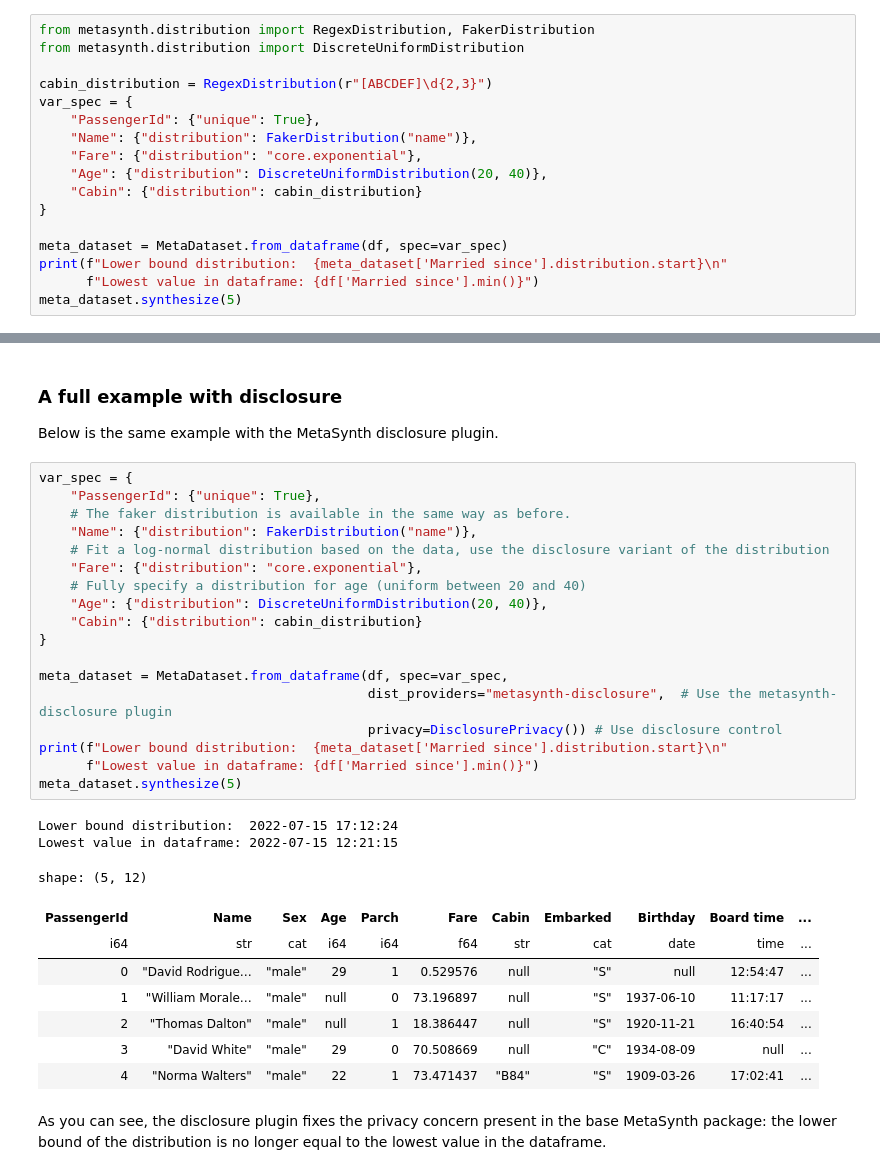
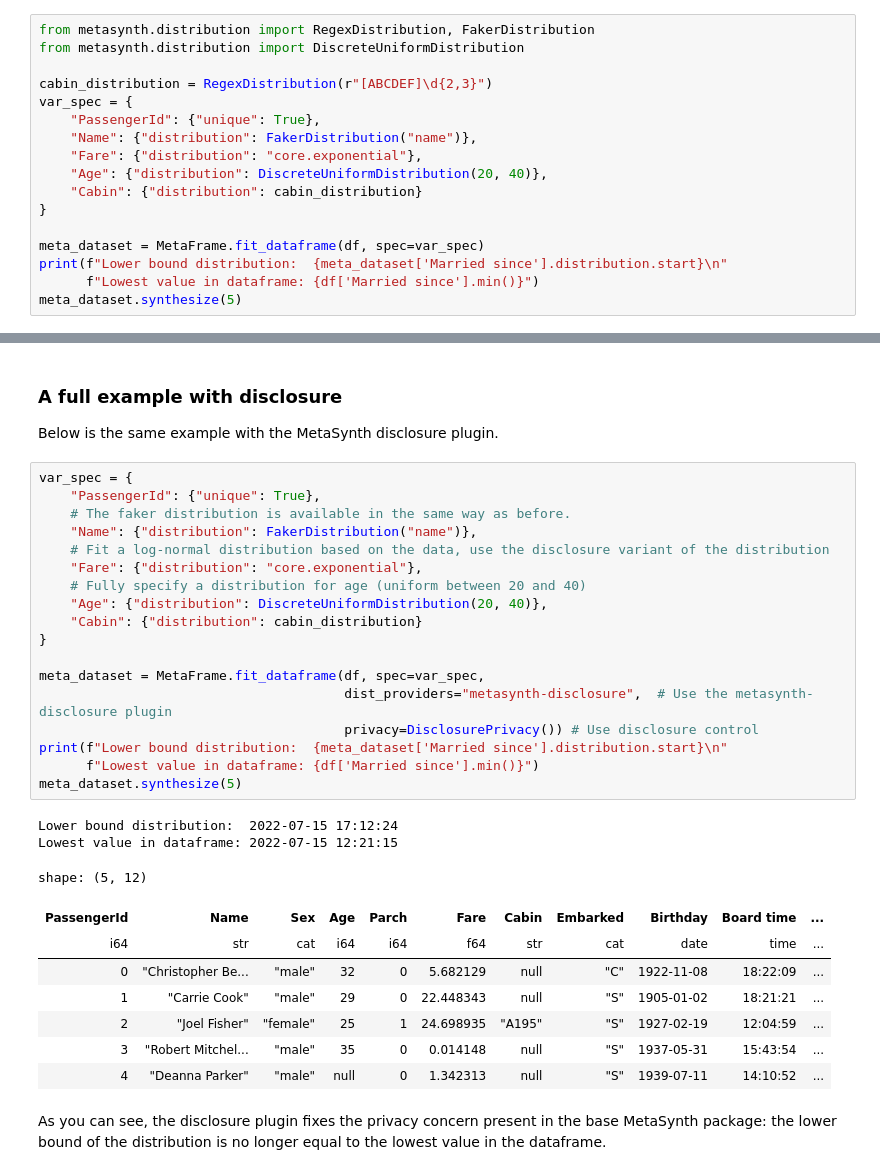
Before and after one commit to sodascience/metasyn-disclosure-control, a Jupyter notebook: examples/tutorial.ipynb, the cells around one changed output, grey strips where cells are left out. Cells and saved outputs as stored; diff of their text form.

```diff
--- a/examples/tutorial.ipynb
+++ b/examples/tutorial.ipynb
@@ -54,7 +53,7 @@ var_spec = {
     "Cabin": {"distribution": cabin_distribution}
 }
 
-meta_dataset = MetaDataset.from_dataframe(df, spec=var_spec)
+meta_dataset = MetaFrame.fit_dataframe(df, spec=var_spec)
 print(f"Lower bound distribution:  {meta_dataset['Married since'].distribution.start}\n"
       f"Lowest value in dataframe: {df['Married since'].min()}")
 meta_dataset.synthesize(5)
@@ -78,32 +77,32 @@ Below is the same example with the MetaSynth disclosure plugin.
 # %%
 var_spec = {
     "PassengerId": {"unique": True},
     # The faker distribution is available in the same way as before.
     "Name": {"distribution": FakerDistribution("name")},
     # Fit a log-normal distribution based on the data, use the disclosure variant of the distribution
     "Fare": {"distribution": "core.exponential"},
     # Fully specify a distribution for age (uniform between 20 and 40)
     "Age": {"distribution": DiscreteUniformDistribution(20, 40)},
     "Cabin": {"distribution": cabin_distribution}
 }
 
-meta_dataset = MetaDataset.from_dataframe(df, spec=var_spec,
-                                          dist_providers="metasynth-disclosure",  # Use the metasynth-disclosure plugin
-                                          privacy=DisclosurePrivacy()) # Use disclosure control
+meta_dataset = MetaFrame.fit_dataframe(df, spec=var_spec,
+                                       dist_providers="metasynth-disclosure",  # Use the metasynth-disclosure plugin
+                                       privacy=DisclosurePrivacy()) # Use disclosure control
 print(f"Lower bound distribution:  {meta_dataset['Married since'].distribution.start}\n"
       f"Lowest value in dataframe: {df['Married since'].min()}")
 meta_dataset.synthesize(5)
 # %% [output]
 Lower bound distribution:  2022-07-15 17:12:24
 Lowest value in dataframe: 2022-07-15 12:21:15
 shape: (5, 12)
 | PassengerId | Name | Sex | Age | Parch | Fare | Cabin | Embarked | Birthday | Board time | ... |
 | i64 | str | cat | i64 | i64 | f64 | str | cat | date | time | ... |
-| 0 | "David Rodrigue… | "male" | 29 | 1 | 0.529576 | null | "S" | null | 12:54:47 | ... |
-| 1 | "William Morale… | "male" | null | 0 | 73.196897 | null | "S" | 1937-06-10 | 11:17:17 | ... |
-| 2 | "Thomas Dalton" | "male" | null | 1 | 18.386447 | null | "S" | 1920-11-21 | 16:40:54 | ... |
-| 3 | "David White" | "male" | 29 | 0 | 70.508669 | null | "C" | 1934-08-09 | null | ... |
-| 4 | "Norma Walters" | "male" | 22 | 1 | 73.471437 | "B84" | "S" | 1909-03-26 | 17:02:41 | ... |
+| 0 | "Christopher Be... | "male" | 32 | 0 | 5.682129 | null | "C" | 1922-11-08 | 18:22:09 | ... |
+| 1 | "Carrie Cook" | "male" | 29 | 0 | 22.448343 | null | "S" | 1905-01-02 | 18:21:21 | ... |
+| 2 | "Joel Fisher" | "female" | 25 | 1 | 24.698935 | "A195" | "S" | 1927-02-19 | 12:04:59 | ... |
+| 3 | "Robert Mitchel... | "male" | 35 | 0 | 0.014148 | null | "S" | 1937-05-31 | 15:43:54 | ... |
+| 4 | "Deanna Parker" | "male" | null | 0 | 1.342313 | null | "S" | 1939-07-11 | 14:10:52 | ... |
 # %% [markdown]
 As you can see, the disclosure plugin fixes the privacy concern present in the base MetaSynth package: the lower bound of the distribution is no longer equal to the lowest value in the dataframe.
 # %% [markdown]
```
Also changed, not shown: parts of 5 cells of this notebook.
